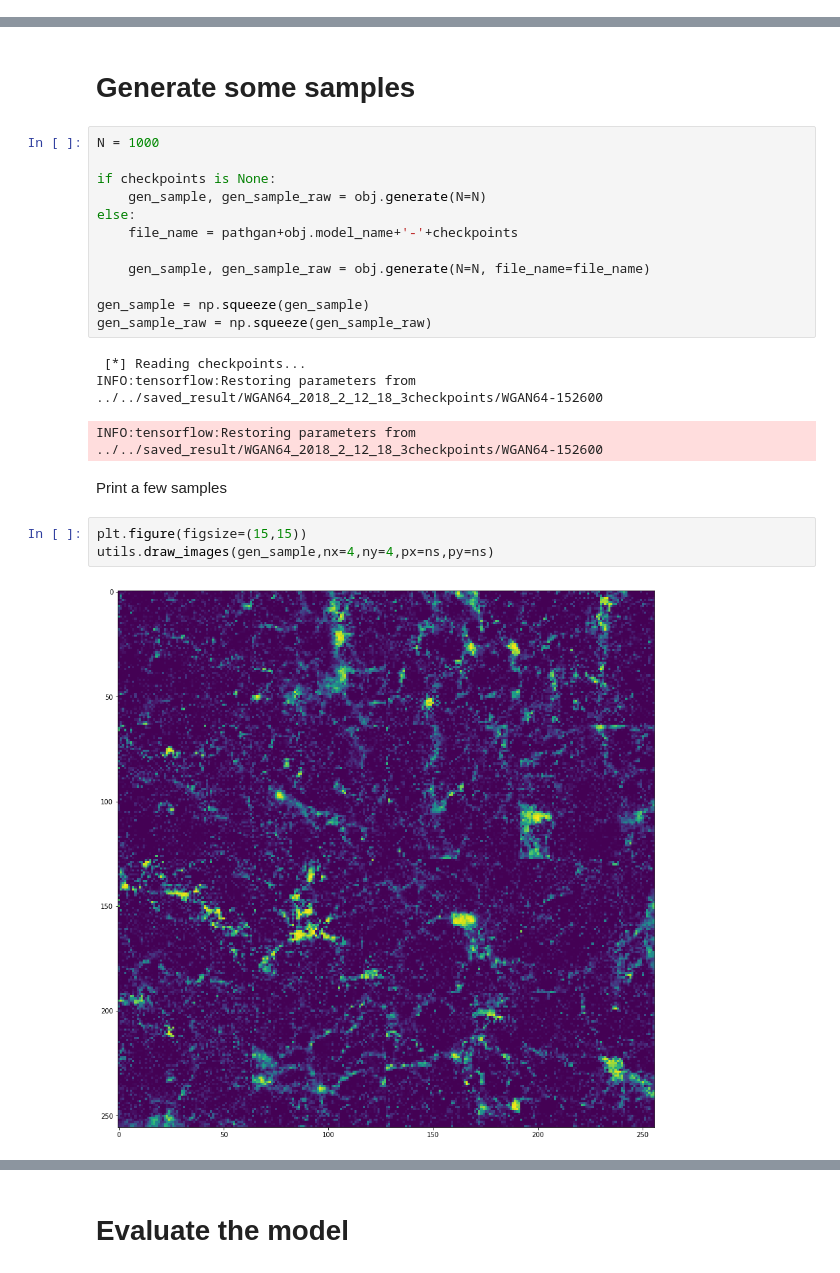
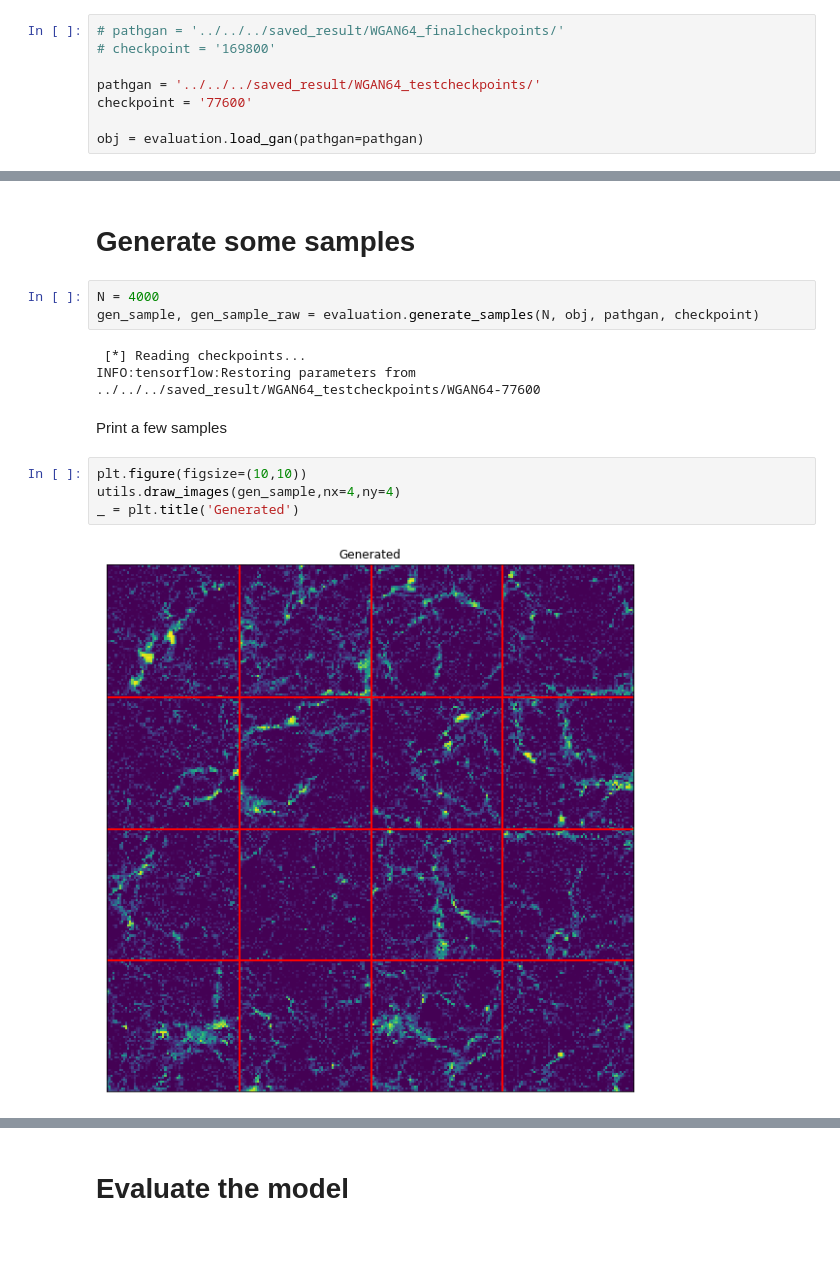
Before and after one commit to nperraud/darkmattergan, a Jupyter notebook: Model performance.ipynb, the cells around one changed output, grey strips where cells are left out. Drawn from its saved outputs; the diff is of its cells as text; blank space fills up the shorter version.

Commit message:
update Model performance notebook

```diff
--- a/Model performance.ipynb
+++ b/Model performance.ipynb
@@ -70,0 +32,8 @@ Total bytes of variables: 7951240
+# %%
+# pathgan = '../../../saved_result/WGAN64_finalcheckpoints/'
+# checkpoint = '169800'
+
+pathgan = '../../../saved_result/WGAN64_testcheckpoints/'
+checkpoint = '77600'
+
+obj = evaluation.load_gan(pathgan=pathgan)
@@ -71,25 +58,16 @@ Total bytes of variables: 7951240
 # %% [markdown]
 # Generate some samples
-# %%
-N = 1000
-
-if checkpoints is None:
-    gen_sample, gen_sample_raw = obj.generate(N=N)
-else:
-    file_name = pathgan+obj.model_name+'-'+checkpoints
-
-    gen_sample, gen_sample_raw = obj.generate(N=N, file_name=file_name)
-
-gen_sample = np.squeeze(gen_sample)
-gen_sample_raw = np.squeeze(gen_sample_raw)
-# %% [output]
- [*] Reading checkpoints...
-INFO:tensorflow:Restoring parameters from ../../saved_result/WGAN64_2018_2_12_18_3checkpoints/WGAN64-152600
-INFO:tensorflow:Restoring parameters from ../../saved_result/WGAN64_2018_2_12_18_3checkpoints/WGAN64-152600
+# %%
+N = 4000
+gen_sample, gen_sample_raw = evaluation.generate_samples(N, obj, pathgan, checkpoint)
+# %% [output]
+ [*] Reading checkpoints...
+INFO:tensorflow:Restoring parameters from ../../../saved_result/WGAN64_testcheckpoints/WGAN64-77600
 # %% [markdown]
 Print a few samples
 # %%
-plt.figure(figsize=(15,15))
-utils.draw_images(gen_sample,nx=4,ny=4,px=ns,py=ns)
+plt.figure(figsize=(10,10))
+utils.draw_images(gen_sample,nx=4,ny=4)
+_ = plt.title('Generated')
 # %% [output]
-[figure, old version]
+[figure, new version]
```
Also changed, not shown: parts of 17 cells of this notebook, 4 other files.
